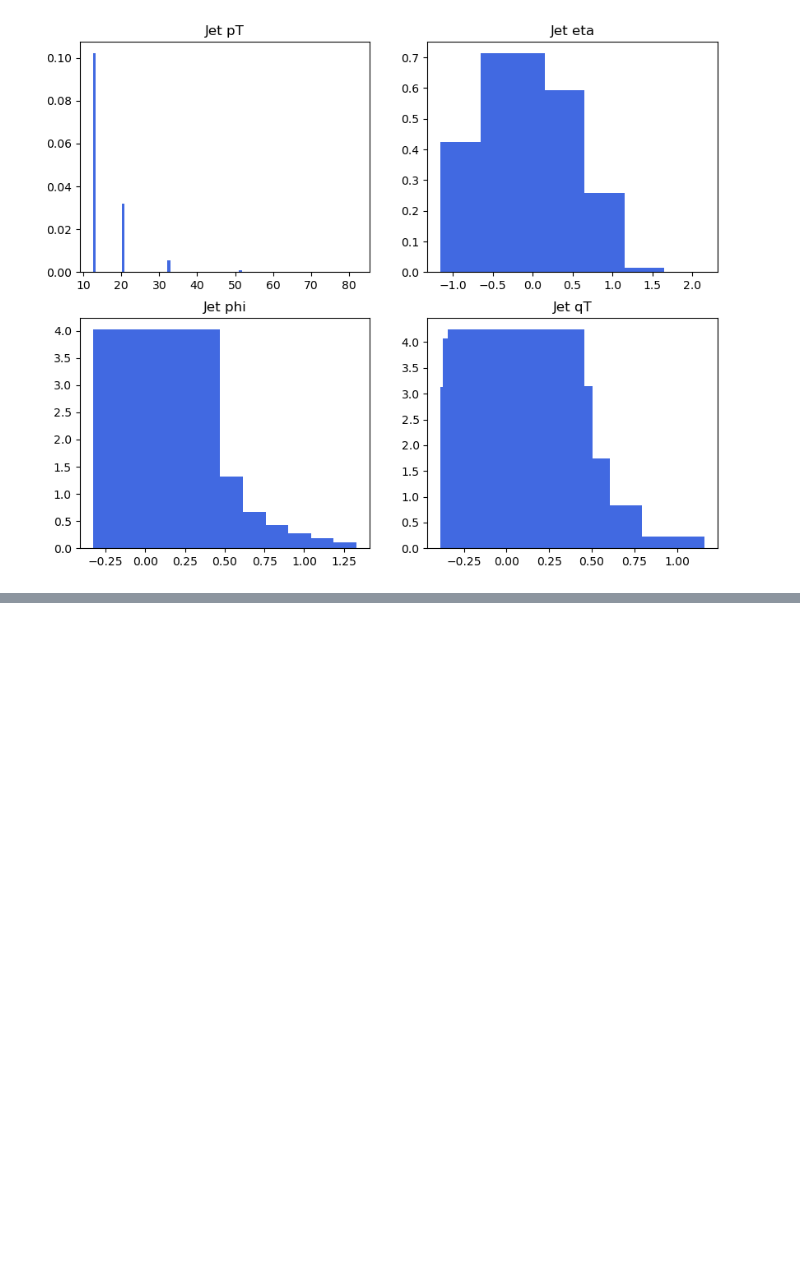
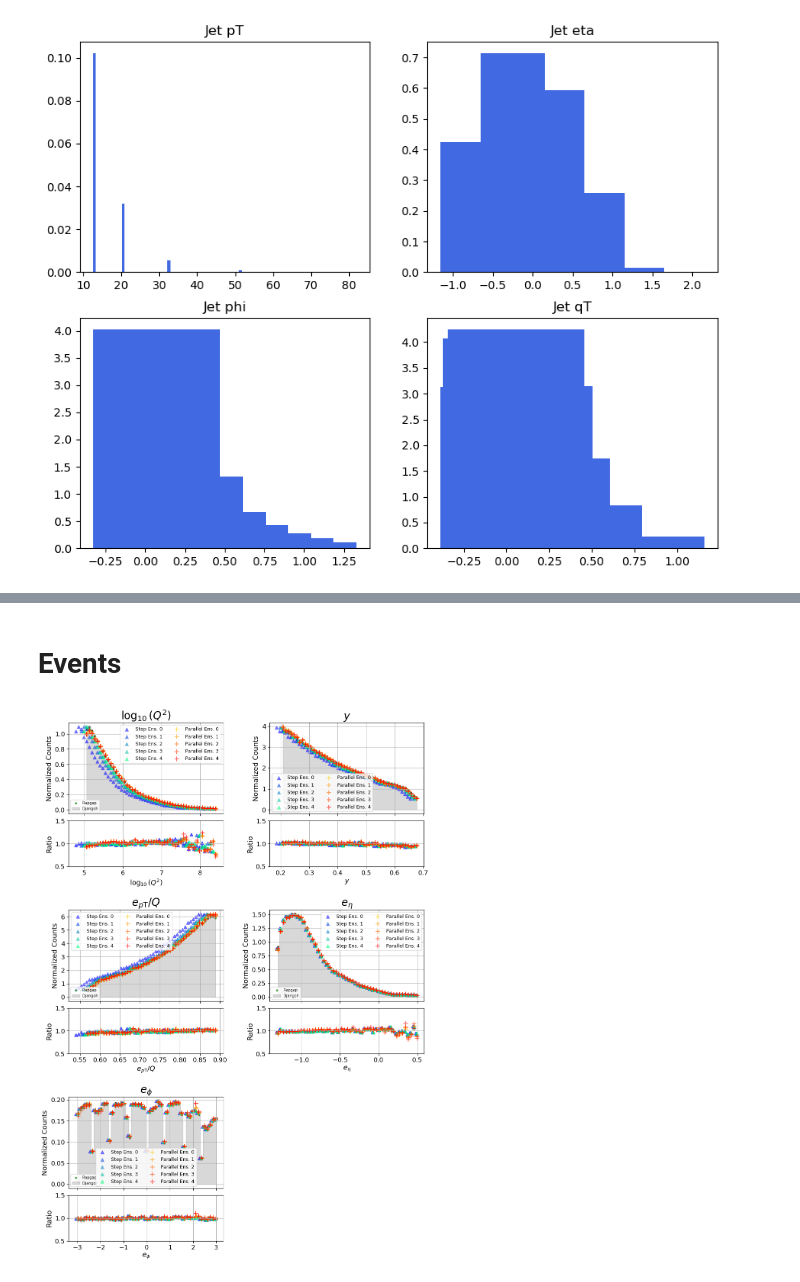
Before and after one commit to ViniciusMikuni/H1Unfold, a Jupyter notebook: plots/ensemble_plotting.ipynb, the cells around one changed output, grey strips where cells are left out. Cells and saved outputs as stored; diff of their text form; code cells hidden in the pictures; blank space fills up the shorter version.

```diff
--- a/plots/ensemble_plotting.ipynb
+++ b/plots/ensemble_plotting.ipynb
@@ -72,0 +169,64 @@ ax2.grid(True)
+# %% [markdown]
+# Events
+# %%
+event_labels = [r'$\log_{10}(Q^2)$',r'$y$',r'$e_{p\mathrm{T}}/Q$',r'$e_\eta$',r'$e_\phi$']
+# %%
+#Plot Distributions
+alpha = 0.6
+fig = plt.figure(figsize=(12, 24))
+outer_gs = gridspec.GridSpec(4, 2, figure=fig, hspace=0.3, wspace=0.3) #4rows, 2cols
+
+for j,event_label in enumerate(event_labels):
+
+    gs = gridspec.GridSpecFromSubplotSpec(2, 1, subplot_spec=outer_gs[j], height_ratios=[2, 1], hspace=0.1)
+
+    rapgap = np.load(f'Rapgapevent{j}_ens0_plot_vals.npy')
+    djangoh = np.load(f'Djangohevent{j}_ens0_plot_vals.npy')
+
+    x_values, std_devs, ratio_std_devs = get_stdv_from_files(step_files)
+    parr_x, parr_std, parr_ratio = get_stdv_from_files(parr_files)
+
+    # Define the subplots; top plot takes up 3 parts, bottom plot takes up 1 part
+    ax1 = fig.add_subplot(gs[:1, 0])  # This is the top subplot
+    ax2 = fig.add_subplot(gs[1, 0],sharex=ax1)   # This is the bottom subplot
+
+    r_scatter = ax1.scatter(rapgap[0], rapgap[1], marker='o', linestyle='-',label='Rapgap',alpha=alpha,s=10,color='g')
+    d_scatter = ax1.scatter(djangoh[0], djangoh[1], marker='o', linestyle='-',label='Djangoh',alpha=alpha,s=10,color='k')
+    d_scatter = ax1.fill_between(djangoh[0], djangoh[1], step='mid', color='gray', alpha=0.3,label='Djangoh')
+    first_legend = ax1.legend(handles=[r_scatter, d_scatter],loc='lower left',fontsize=7)
+    ax1.add_artist(first_legend)
+
+
+    ax1.set_title(f'{event_label}',fontsize=20)
+    ax1.set_ylabel('Normalized Counts',fontsize=13)
+    ax1.tick_params(axis='both', which='major', labelsize=12)
+    ax1.grid(True)
+    plt.setp(ax1.get_xticklabels(), visible=False)
+
+    #ax2.scatter(rapgap[0], rapgap[2], marker='o', linestyle='-',label='Rapgap',alpha=0.5)
+    #ax2.scatter(rapgap[0], djangoh[2], marker='o', linestyle='-',label='Djangoh',alpha=0.5)
+    ax2.set_ylabel(r'Ratio',fontsize=13)
+    ax2.set_xlabel(f'{event_label}',fontsize=13)
+    ax2.set_ylim(0.5,1.5)
+    ax2.tick_params(axis='both', which='major', labelsize=12)
+
+    ax2.grid(True)
+
+    handles = []
+
+    for n in range(N_Ensemble):
+        step_data = np.load(f'Rapgap_unfolded{n}event{j}_ens{n}_plot_vals.npy')
+        step_shift = max(step_data[0])/len(step_data)/10/(n+1)
+        handles.append(ax1.scatter(step_data[0]-step_shift, step_data[1], marker='^', color=step_colors[n], alpha=alpha-0.1, linestyle='-',label=f'Step Ens. {n}'))
+        ax2.scatter(step_data[0]-step_shift, step_data[2], marker='^', color=step_colors[n], alpha=alpha, linestyle='-',label=f'Step Ens. {n}')
+
+    for n in range(N_Ensemble):
+        par_data = np.load(f'{par_dir}/Rapgap_unfolded{n}event{j}_ens{n}_plot_vals.npy')
+        par_shift = max(par_data[0])/len(par_data[0])/10/(n+1)
+        handles.append(ax1.scatter(par_data[0]+par_shift, par_data[1], marker='+',s=80, color=par_colors[n], alpha=alpha, linestyle='-',label=f'Parallel Ens. {n}'))
+        ax2.scatter(par_data[0]+par_shift, par_data[2], marker='+', s=80, color = par_colors[n], alpha=alpha, linestyle='-',label=f'Parallel Ens. {n}')
+
+
+    ax1.legend(handles=handles,ncol=2,fontsize=9)
+# %% [output]
+[figure, added]
```
Also changed, not shown: parts of 13 cells of this notebook.
